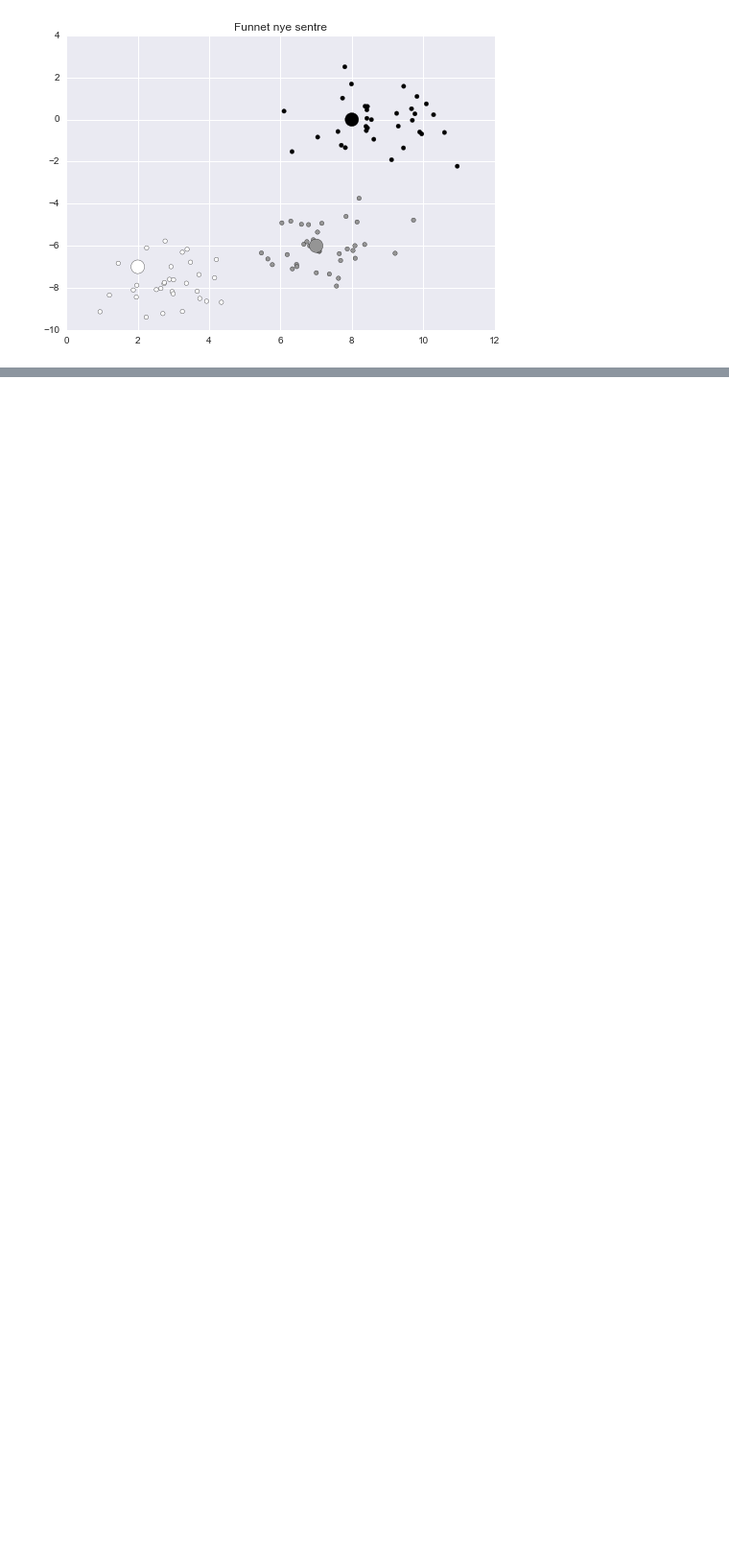
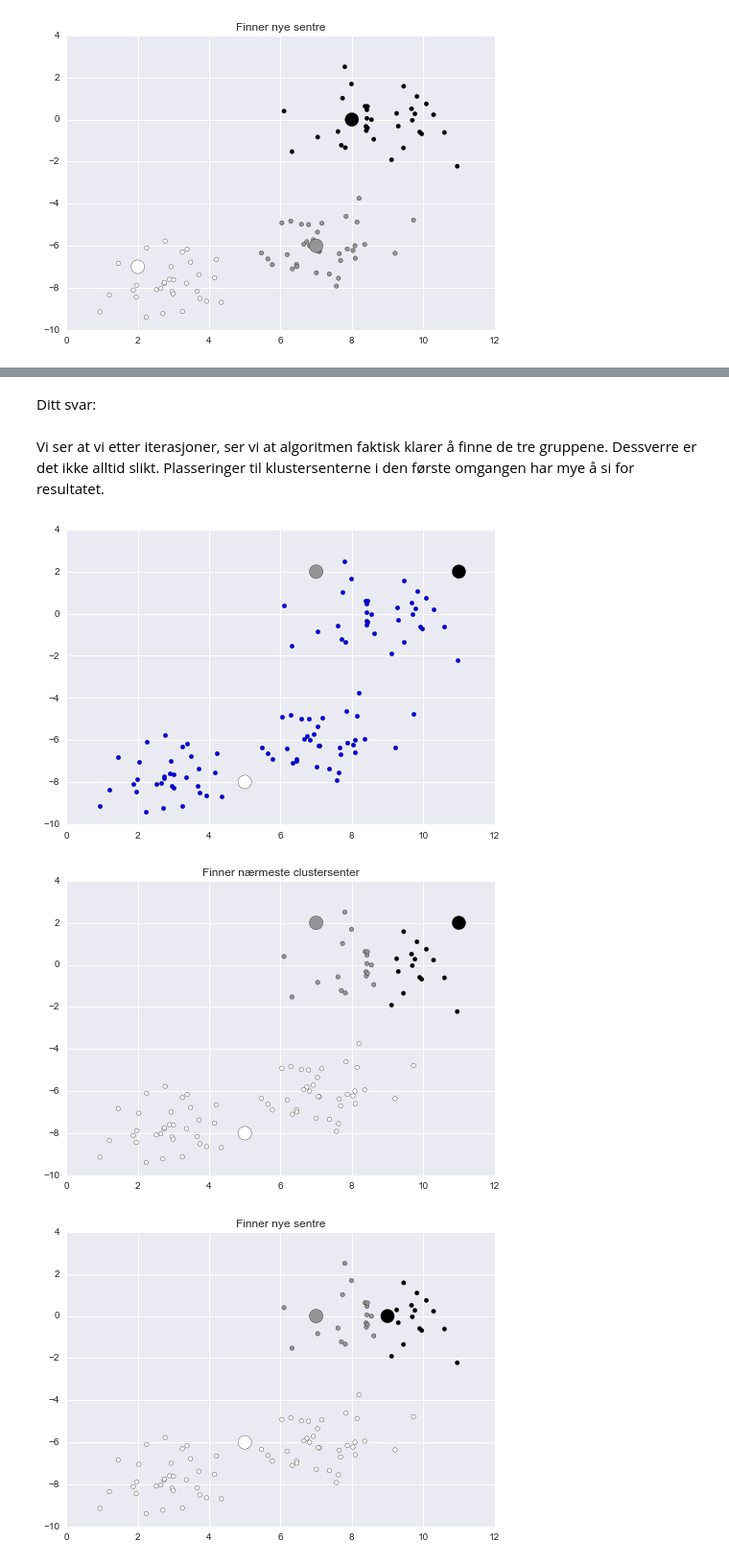
Before and after one commit to MarieRoald/MLkurs, a Jupyter notebook: notebooks/introductions/Intro til clustering.ipynb, the cells around one changed output, grey strips where cells are left out. Shown at 96% size. Cells and saved outputs as stored; diff of their text form; code cells hidden in the pictures; blank space fills up the shorter version.

```diff
--- a/notebooks/introductions/Intro til clustering.ipynb
+++ b/notebooks/introductions/Intro til clustering.ipynb
@@ -96,0 +105,11 @@ plt.show()
+# %% [markdown]
+Ditt svar:
+# %% [markdown]
+Vi ser at vi etter iterasjoner, ser vi at algoritmen faktisk klarer å finne de tre gruppene. Dessverre er det ikke alltid slikt. Plasseringer til klustersenterne i den første omgangen har mye å si for resultatet.
+# %%
+start = np.array([[5, -8], [7, 2], [11, 2]])
+k_means(X, start, 2)
+# %% [output]
+[figure, added]
+[figure, added]
+[figure, added]
```
Also changed, not shown: parts of 18 cells of this notebook.
